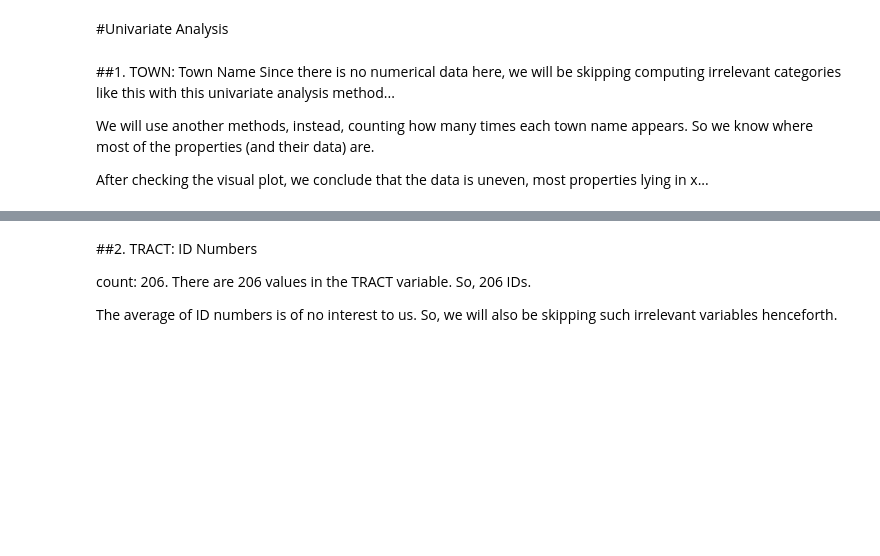
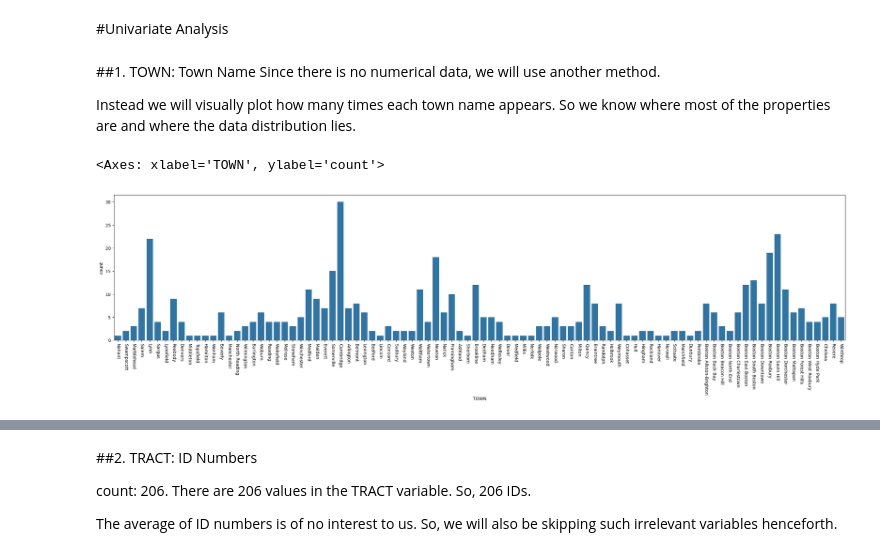
Before and after one commit to Salciano/Python, a Jupyter notebook: PredictingHouseMarket(WIP).ipynb, the cells around one changed output, grey strips where cells are left out. Drawn from its saved outputs; the diff is of its cells as text; code cells hidden in the pictures; blank space fills up the shorter version.

```diff
--- a/PredictingHouseMarket(WIP).ipynb
+++ b/PredictingHouseMarket(WIP).ipynb
@@ -131,8 +133,13 @@ df.describe()
 #Univariate Analysis
 # %% [markdown]
 ##1. TOWN: Town Name
-Since there is no numerical data here, we will be skipping computing irrelevant categories like this with this univariate analysis method...
+Since there is no numerical data, we will use another method.
 
-We will use another methods, instead, counting how many times each town name appears. So we know where most of the properties (and their data) are.
-
-After checking the visual plot, we conclude that the data is uneven, most properties lying in x...
+Instead we will visually plot how many times each town name appears. So we know where most of the properties are and where the data distribution lies.
+# %%
+plt.figure(figsize=(30, 6))
+plt.xticks(rotation=270)
+sns.countplot(x="TOWN", data=df)
+# %% [output]
+<Axes: xlabel='TOWN', ylabel='count'>
+[figure, added]
```
Also changed, not shown: parts of 9 cells of this notebook.
